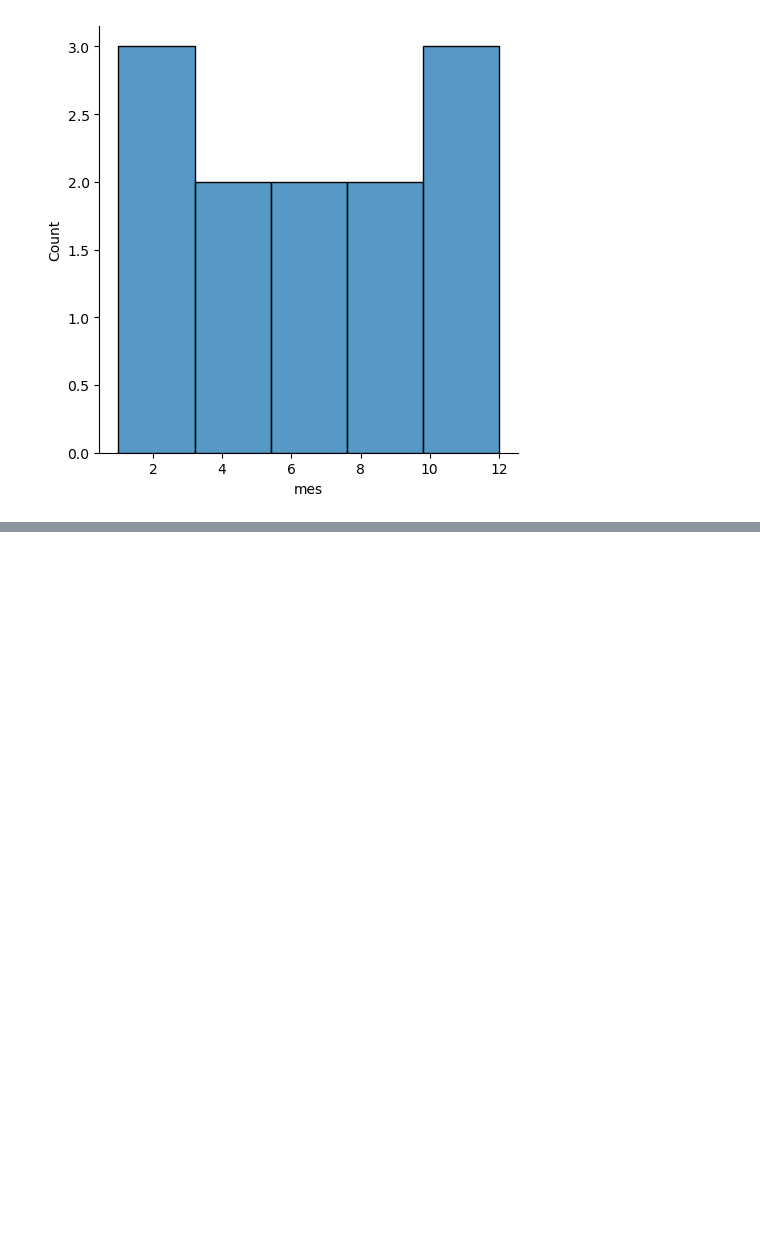
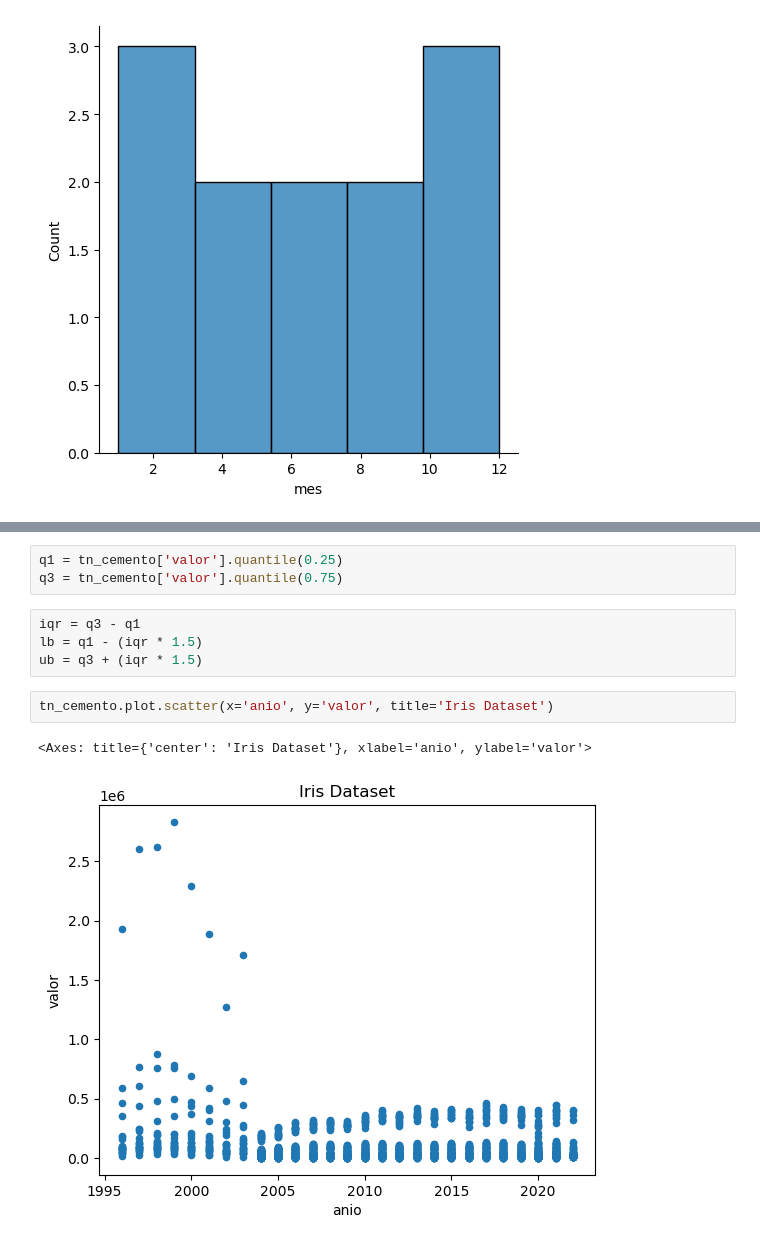
Before and after one commit to SilvinaMuzzio/Analisis-y-Prediccion-de-precios, a Jupyter notebook: EDA-Construccion Argentina.ipynb, the cells around one changed output, grey strips where cells are left out. Cells and saved outputs as stored; diff of their text form; blank space fills up the shorter version.

```diff
--- a/EDA-Construccion Argentina.ipynb
+++ b/EDA-Construccion Argentina.ipynb
@@ -286,0 +318,12 @@ print(tn_cemento.anio.max())##nos fijamos cual es el año maximo de analisis
+# %%
+q1 = tn_cemento['valor'].quantile(0.25)
+q3 = tn_cemento['valor'].quantile(0.75)
+# %%
+iqr = q3 - q1
+lb = q1 - (iqr * 1.5)
+ub = q3 + (iqr * 1.5)
+# %%
+tn_cemento.plot.scatter(x='anio', y='valor', title='Iris Dataset')
+# %% [output]
+<Axes: title={'center': 'Iris Dataset'}, xlabel='anio', ylabel='valor'>
+[figure, added]
```
Also changed, not shown: parts of 17 cells of this notebook.
